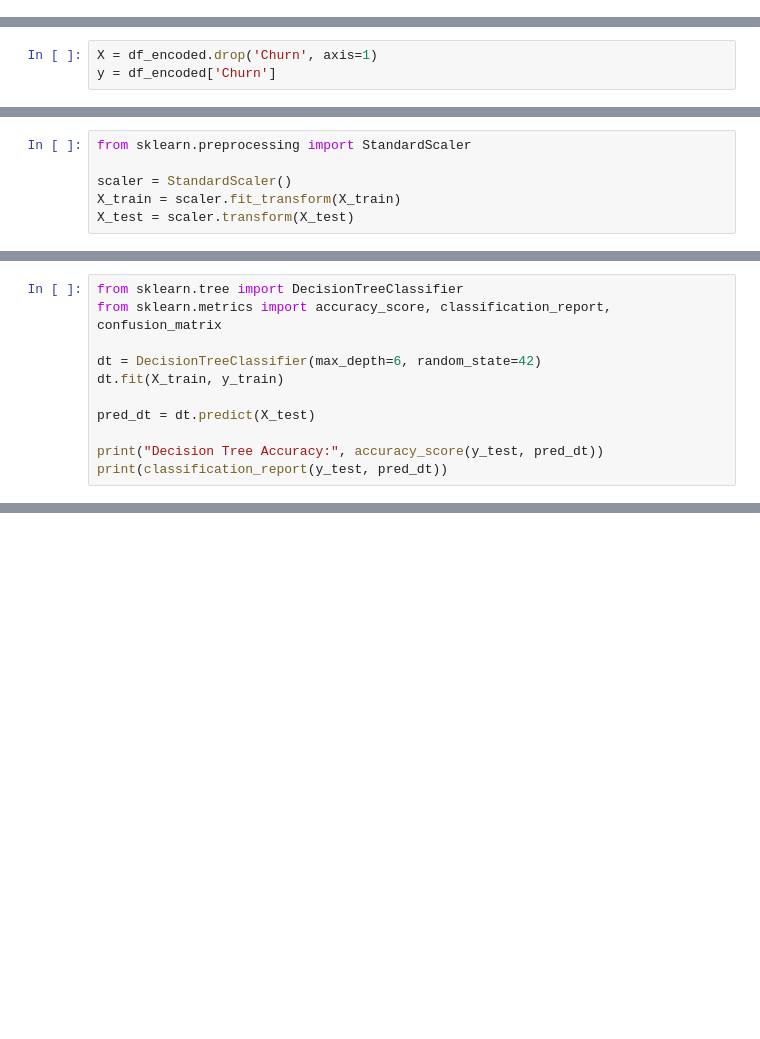
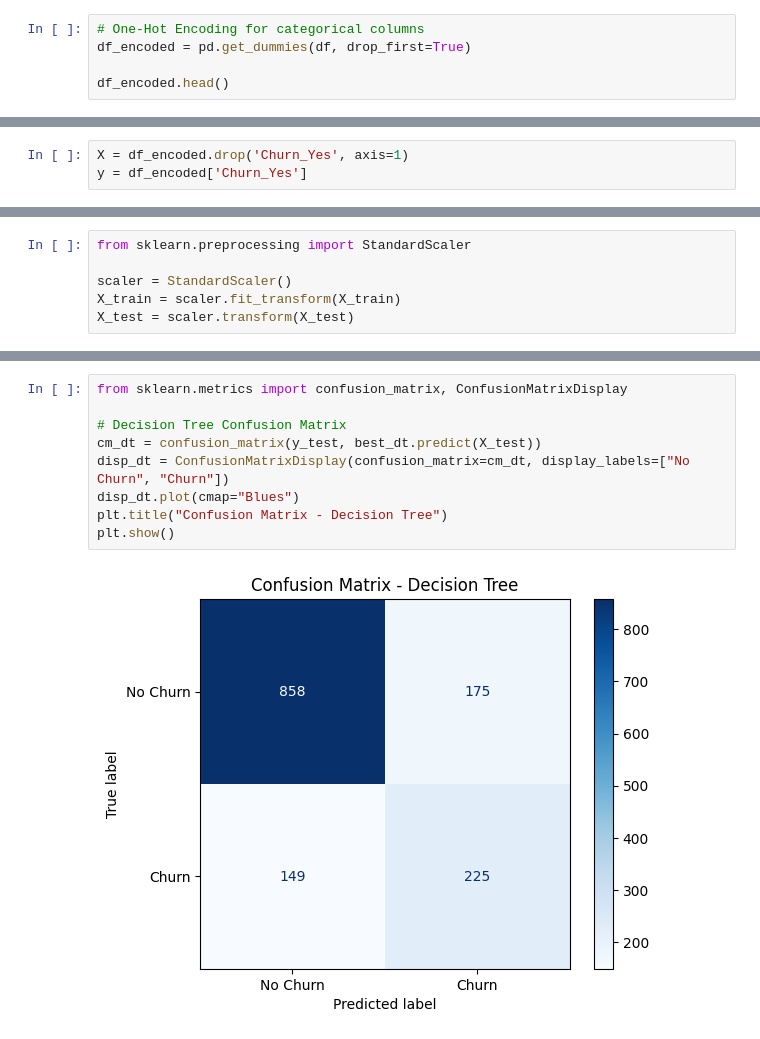
Before and after one commit to piriyandan9/ML_Coursework, a Jupyter notebook: ML_CW.ipynb, the cells around one changed output, grey strips where cells are left out. Cells and saved outputs as stored; diff of their text form; blank space fills up the shorter version.

```diff
--- a/ML_CW.ipynb
+++ b/ML_CW.ipynb
@@ -164,0 +169,5 @@ df_encoded.head()
+# %%
+# One-Hot Encoding for categorical columns
+df_encoded = pd.get_dummies(df, drop_first=True)
+
+df_encoded.head()
@@ -165,6 +182,6 @@ df_encoded.head()
 # %%
-X = df_encoded.drop('Churn', axis=1)
-y = df_encoded['Churn']
+X = df_encoded.drop('Churn_Yes', axis=1)
+y = df_encoded['Churn_Yes']
 # %%
 from sklearn.model_selection import train_test_split
 
@@ -182,11 +196,0 @@ Building Decision Tree
-# %%
-from sklearn.tree import DecisionTreeClassifier
-from sklearn.metrics import accuracy_score, classification_report, confusion_matrix
-
-dt = DecisionTreeClassifier(max_depth=6, random_state=42)
-dt.fit(X_train, y_train)
-
-pred_dt = dt.predict(X_test)
-
-print("Decision Tree Accuracy:", accuracy_score(y_test, pred_dt))
-print(classification_report(y_test, pred_dt))
@@ -362,0 +254,11 @@ plt.show()
+# %%
+from sklearn.metrics import confusion_matrix, ConfusionMatrixDisplay
+
+# Decision Tree Confusion Matrix
+cm_dt = confusion_matrix(y_test, best_dt.predict(X_test))
+disp_dt = ConfusionMatrixDisplay(confusion_matrix=cm_dt, display_labels=["No Churn", "Churn"])
+disp_dt.plot(cmap="Blues")
+plt.title("Confusion Matrix - Decision Tree")
+plt.show()
+# %% [output]
+[figure, added]
```
Also changed, not shown: parts of 32 cells of this notebook.
